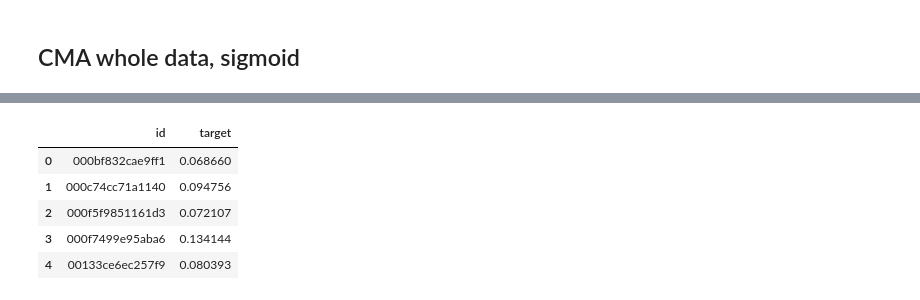
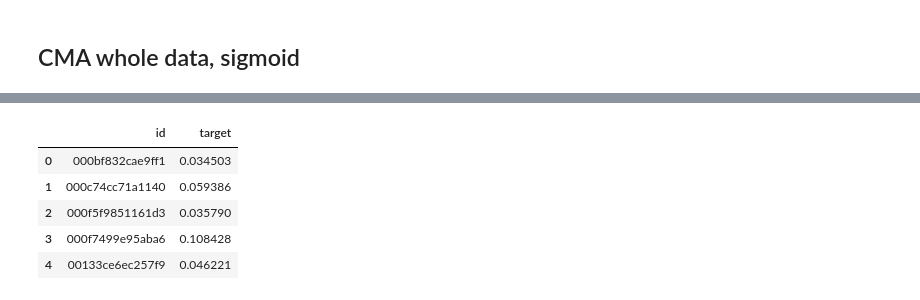
Before and after one commit to yamaguchi-milkcocholate/SETI, a Jupyter notebook: notebooks/ensemble.ipynb, the cells around one changed output, grey strips where cells are left out. Drawn from its saved outputs; the diff is of its cells as text; code cells hidden in the pictures.

```diff
--- a/notebooks/ensemble.ipynb
+++ b/notebooks/ensemble.ipynb
@@ -209,17 +211,17 @@ for generation in range(300):
 #238 0.86109 [ 0.42  12.347 21.208  3.645  2.568 -0.424  0.82 ]
 # %%
 sub_lb = pd.read_csv('./submission_pl0.757.csv')
-my_sub = pd.read_csv('./submission.csv')
+my_sub = pd.read_csv('./my_submission.csv')
 submission_df = sub_lb.merge(my_sub, on='id')
 submission_df['target'] = (submission_df['target_x'] + submission_df['target_y']) / 2
 submission_df['target'] = np.clip(submission_df['target'], 0, 1)
 submission_df = submission_df[['id', 'target']]
 submission_df.to_csv('submission.csv', index=False)
 submission_df.head()
 # %% [output]
 |  | id | target |
-| 0 | 000bf832cae9ff1 | 0.068660 |
-| 1 | 000c74cc71a1140 | 0.094756 |
-| 2 | 000f5f9851161d3 | 0.072107 |
-| 3 | 000f7499e95aba6 | 0.134144 |
-| 4 | 00133ce6ec257f9 | 0.080393 |
+| 0 | 000bf832cae9ff1 | 0.034503 |
+| 1 | 000c74cc71a1140 | 0.059386 |
+| 2 | 000f5f9851161d3 | 0.035790 |
+| 3 | 000f7499e95aba6 | 0.108428 |
+| 4 | 00133ce6ec257f9 | 0.046221 |
```
Also changed, not shown: parts of 2 cells of this notebook.
